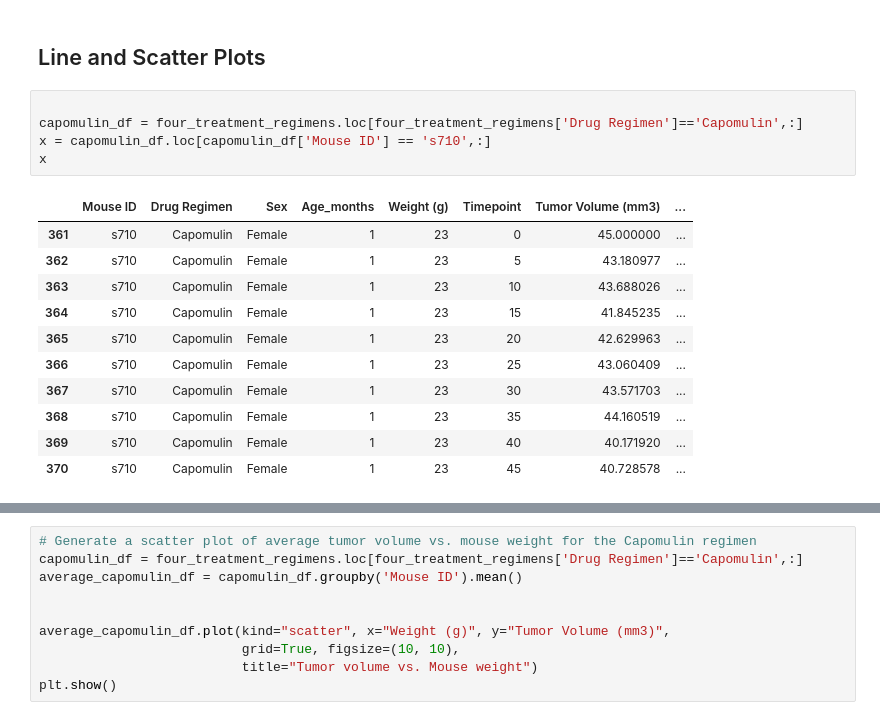
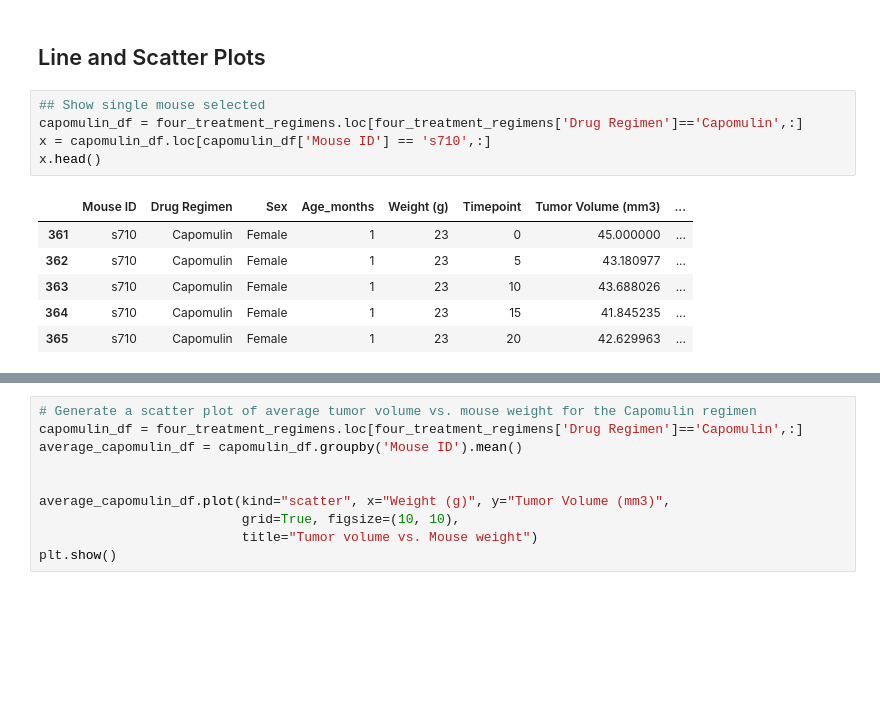
Before and after one commit to leoipn/matplotlib-challenge, a Jupyter notebook: Pymaceuticals/pymaceuticals_starter.ipynb, the cells around one changed output, grey strips where cells are left out. Drawn from its saved outputs; the diff is of its cells as text; blank space fills up the shorter version.

```diff
--- a/Pymaceuticals/pymaceuticals_starter.ipynb
+++ b/Pymaceuticals/pymaceuticals_starter.ipynb
@@ -295,22 +325,17 @@ plt.show()
 # %% [markdown]
 ## Line and Scatter Plots
 # %%
-
+## Show single mouse selected
 capomulin_df = four_treatment_regimens.loc[four_treatment_regimens['Drug Regimen']=='Capomulin',:]
 x = capomulin_df.loc[capomulin_df['Mouse ID'] == 's710',:]
-x
+x.head()
 # %% [output]
 |  | Mouse ID | Drug Regimen | Sex | Age_months | Weight (g) | Timepoint | Tumor Volume (mm3) | ... |
 | 361 | s710 | Capomulin | Female | 1 | 23 | 0 | 45.000000 | ... |
 | 362 | s710 | Capomulin | Female | 1 | 23 | 5 | 43.180977 | ... |
 | 363 | s710 | Capomulin | Female | 1 | 23 | 10 | 43.688026 | ... |
 | 364 | s710 | Capomulin | Female | 1 | 23 | 15 | 41.845235 | ... |
 | 365 | s710 | Capomulin | Female | 1 | 23 | 20 | 42.629963 | ... |
-| 366 | s710 | Capomulin | Female | 1 | 23 | 25 | 43.060409 | ... |
-| 367 | s710 | Capomulin | Female | 1 | 23 | 30 | 43.571703 | ... |
-| 368 | s710 | Capomulin | Female | 1 | 23 | 35 | 44.160519 | ... |
-| 369 | s710 | Capomulin | Female | 1 | 23 | 40 | 40.171920 | ... |
-| 370 | s710 | Capomulin | Female | 1 | 23 | 45 | 40.728578 | ... |
 # %%
 # Generate a line plot of tumor volume vs. time point for a mouse treated with Capomulin
 capomulin_df = four_treatment_regimens.loc[four_treatment_regimens['Drug Regimen']=='Capomulin',:]
```
Also changed, not shown: parts of 11 cells of this notebook.
